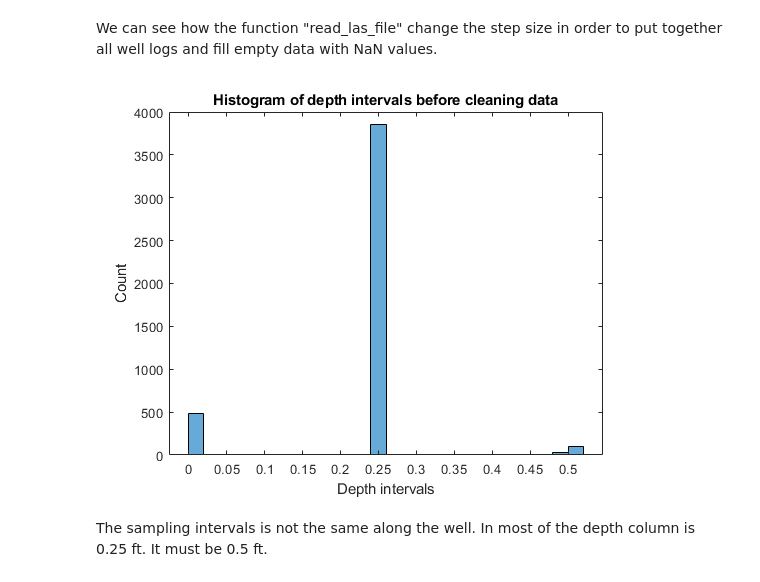
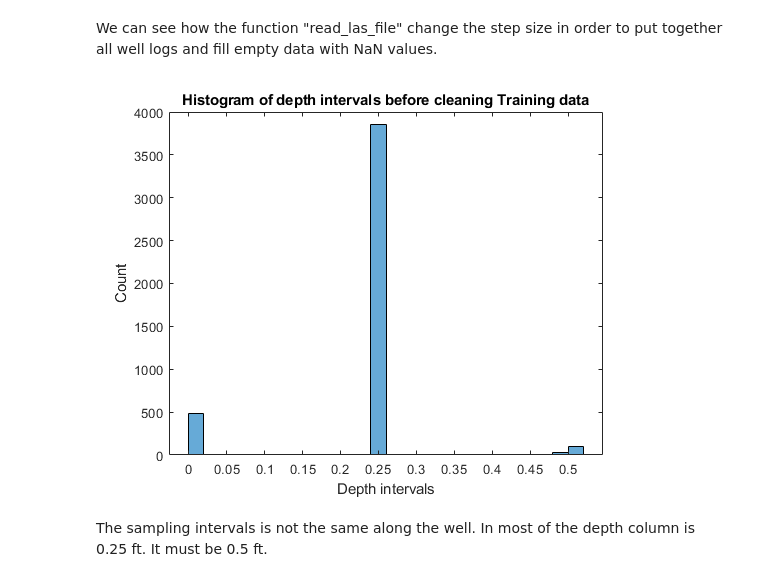
Before and after one commit to EdinsonLeandro/Well_log_predictions, a Jupyter notebook: S-Wave Prediction.ipynb, the cells around one changed output. Drawn from its saved outputs; the diff is of its cells as text; code cells hidden in the pictures.

```diff
--- a/S-Wave Prediction.ipynb
+++ b/S-Wave Prediction.ipynb
@@ -58,7 +58,7 @@ WELL_TOPS = [[7297.9702, 7377.0601] ; [8295.0703, 8377.0703]];
 # %%
 % Load training data.
 % "read_las_file" in 'SeisLab3.02' package return a structure array with all the information from ".LAS" file
-Training_data=read_las_file('Well-1.LAS');
+TrainingData=read_las_file('Well-1.LAS');
 # %% [output]
 Log step size not uniform enough; step size changed to 0
 # %% [markdown]
@@ -86,15 +86,15 @@ We can see how the function "read_las_file" change the step size in order to put
 # %%
 % Substract the next depth value with the previous one and keep into "measureIntervals" vector.
 % This approach tries to avoid for loops, because it's inefficient
-measureIntervals = Training_data.curves(2:end, 1) - Training_data.curves(1:end-1, 1);
+measureIntervals = TrainingData.curves(2:end, 1) - TrainingData.curves(1:end-1, 1);
 
 % Plot histogram of depth intervals
 histogram(measureIntervals)
-title('Histogram of depth intervals before cleaning data')
+title('Histogram of depth intervals before cleaning Training data')
 xlabel('Depth intervals')
 ylabel('Count')
 # %% [output]
-[figure, old version]
+[figure, new version]
 # %% [markdown]
 The sampling intervals is not the same along the well. In most of the depth column is 0.25 ft. It must be 0.5 ft.
 # %%
```
Also changed, not shown: parts of 25 cells of this notebook.
